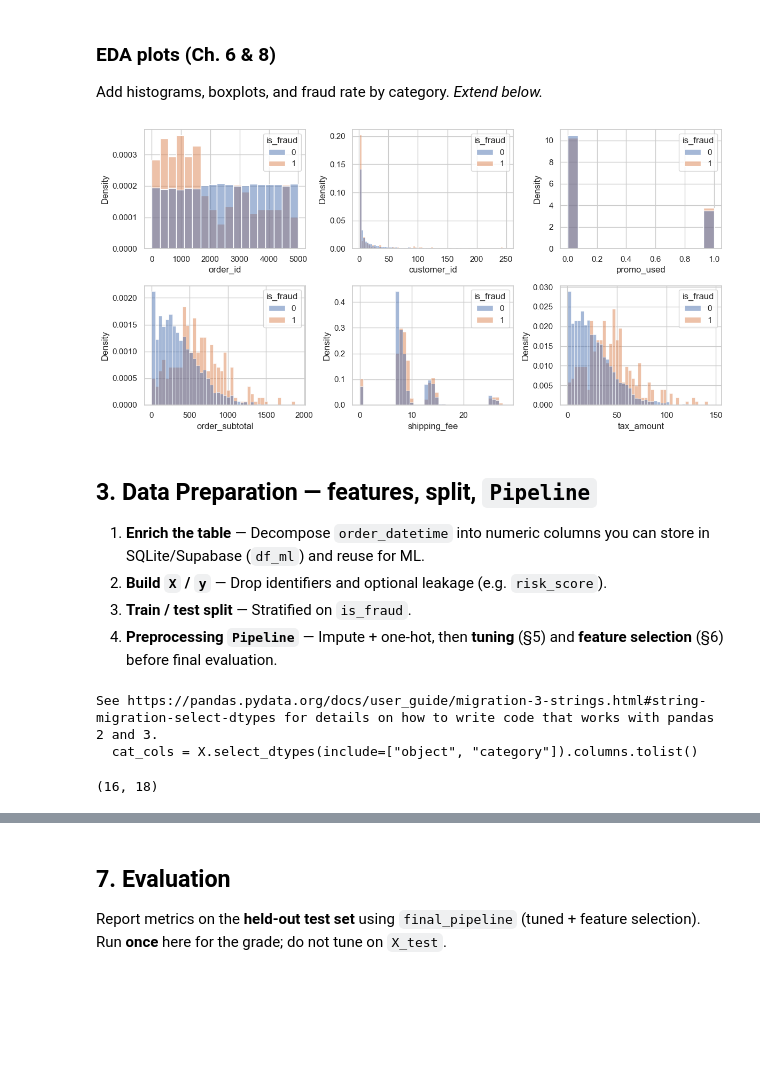
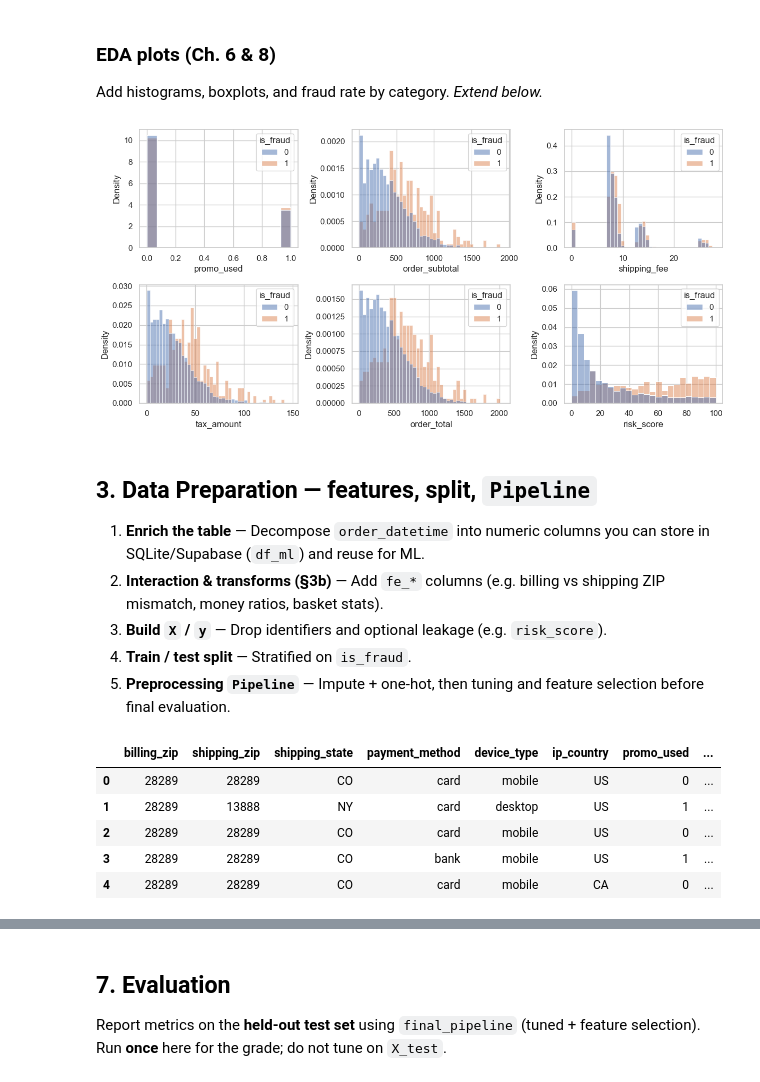
Before and after one commit to achristiansen490/chapter17assignment, a Jupyter notebook: crisp_dm_Juypyer_notebook_predicting_is_fraud.ipynb, the cells around one changed output, grey strips where cells are left out. Drawn from its saved outputs; the diff is of its cells as text; code cells hidden in the pictures; blank space fills up the shorter version.

```diff
--- a/crisp_dm_Juypyer_notebook_predicting_is_fraud.ipynb
+++ b/crisp_dm_Juypyer_notebook_predicting_is_fraud.ipynb
@@ -143 +234,3 @@ df.head()
+# %%
+df.drop(columns=['order_id', 'customer_id', 'cust_customer_id', 'ship_shipment_id', 'oi_concat_skus'], inplace=True, errors = 'ignore')
 # %%
@@ -183,50 +279,74 @@ dtype: int64
 
 Add histograms, boxplots, and fraud rate by category. *Extend below.*
 # %%
+# --- Exploratory plots (Ch. 6 / 8): numeric distributions by fraud label ---
+# Overlaid histograms help see whether a feature separates fraud vs non-fraud (shift in density).
+# We skip `is_fraud` itself as a plotted x-axis (it's the target).
+
 import matplotlib.pyplot as plt
 import seaborn as sns
 
 sns.set_theme(style="whitegrid")
+
+# Keep only numeric columns from the raw denormalized frame (before engineered time splits).
 num_cols = df.select_dtypes(include=[np.number]).columns.drop("is_fraud", errors="ignore")
 if len(num_cols) > 0:
     n = min(6, len(num_cols))
     fig, axes = plt.subplots(2, 3, figsize=(12, 6))
     axes = axes.ravel()
     for i, col in enumerate(num_cols[:6]):
-        sns.histplot(data=df, x=col, hue="is_fraud", stat="density", common_norm=False, ax=axes[i])
+        sns.histplot(
+            data=df,
+            x=col,
+            hue="is_fraud",
+            stat="density",
+            common_norm=False,  # compare shapes, not forced same area
+            ax=axes[i],
+        )
     for j in range(n, 6):
         axes[j].set_visible(False)
     plt.tight_layout()
     plt.show()
 # %% [output]
-[figure, old version]
+[figure, new version]
 # %% [markdown]
 ## 3. Data Preparation — features, split, `Pipeline`
 
 1. **Enrich the table** — Decompose `order_datetime` into numeric columns you can store in SQLite/Supabase (`df_ml`) and reuse for ML.
-2. **Build `X` / `y`** — Drop identifiers and optional leakage (e.g. `risk_score`).
-3. **Train / test split** — Stratified on `is_fraud`.
-4. **Preprocessing `Pipeline`** — Impute + one-hot, then **tuning** (§5) and **feature selection** (§6) before final evaluation.
+2. **Interaction & transforms (§3b)** — Add `fe_*` columns (e.g. billing vs shipping ZIP mismatch, money ratios, basket stats).
+3. **Build `X` / `y`** — Drop identifiers and optional leakage (e.g. `risk_score`).
+4. **Train / test split** — Stratified on `is_fraud`.
+5. **Preprocessing `Pipeline`** — Impute + one-hot, then tuning and feature selection before final evaluation.
 # %%
-# One row per order — calendar features from order_datetime (Ch. feature engineering).
-# Persist df_ml with to_sql("ml_orders_features", engine) if you mirror to Supabase/SQLite.
+# --- Feature engineering: split `order_datetime` into parts (year, month, day, weekday, hour, minute) ---
+# Tree models and sklearn expect numeric/categorical columns; a single datetime column is harder in pipelines.
+# Values come from the order timestamp only (no leakage) if that timestamp is known at prediction time.
+# You can persist `df_ml` with `to_sql` to SQLite/Supabase as your feature table.
 
 df_ml = df.copy()
 dt = pd.to_datetime(df_ml["order_datetime"], errors="coerce")
 
+# --- Core parts: year, month, day of month, day of week, hour, minute ---
 df_ml["order_year"] = dt.dt.year
 df_ml["order_month"] = dt.dt.month
-df_ml["order_day"] = dt.dt.day
+df_ml["order_day_of_month"] = dt.dt.day
+df_ml["order_day_of_week"] = dt.dt.dayofweek  # Monday=0 … Sunday=6 (pandas / NumPy convention)
 df_ml["order_hour"] = dt.dt.hour
 df_ml["order_minute"] = dt.dt.minute
-df_ml["order_dow"] = dt.dt.dayofweek  # Monday=0 … Sunday=6
+
+# --- Optional extras for EDA / modeling (drop if you want only the six columns above) ---
 df_ml["order_dayofyear"] = dt.dt.dayofyear
 df_ml["order_is_weekend"] = (dt.dt.dayofweek >= 5).astype(int)
 
+# Remove raw datetime so only engineered numeric parts go into X (avoids mixed dtype issues).
 df_ml = df_ml.drop(columns=["order_datetime"])
 
-df_ml.head()
+with pd.option_context('display.max_columns', None):
+    display(df_ml.head())
 # %% [output]
-See https://pandas.pydata.org/docs/user_guide/migration-3-strings.html#string-migration-select-dtypes for details on how to write code that works with pandas 2 and 3.
-  cat_cols = X.select_dtypes(include=["object", "category"]).columns.tolist()
-(16, 18)
+|  | billing_zip | shipping_zip | shipping_state | payment_method | device_type | ip_country | promo_used | ... |
+| 0 | 28289 | 28289 | CO | card | mobile | US | 0 | ... |
+| 1 | 28289 | 13888 | NY | card | desktop | US | 1 | ... |
+| 2 | 28289 | 28289 | CO | card | mobile | US | 0 | ... |
+| 3 | 28289 | 28289 | CO | bank | mobile | US | 1 | ... |
+| 4 | 28289 | 28289 | CO | card | mobile | CA | 0 | ... |
```
Also changed, not shown: parts of 23 cells of this notebook, 4 other files.
